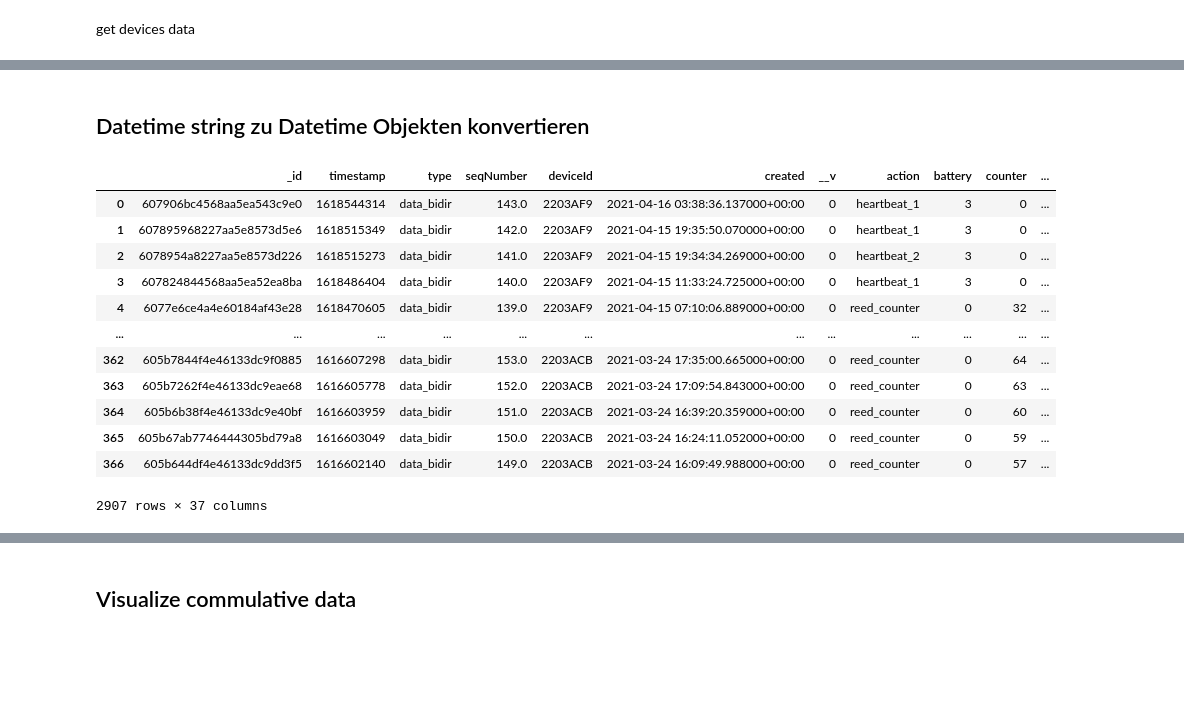
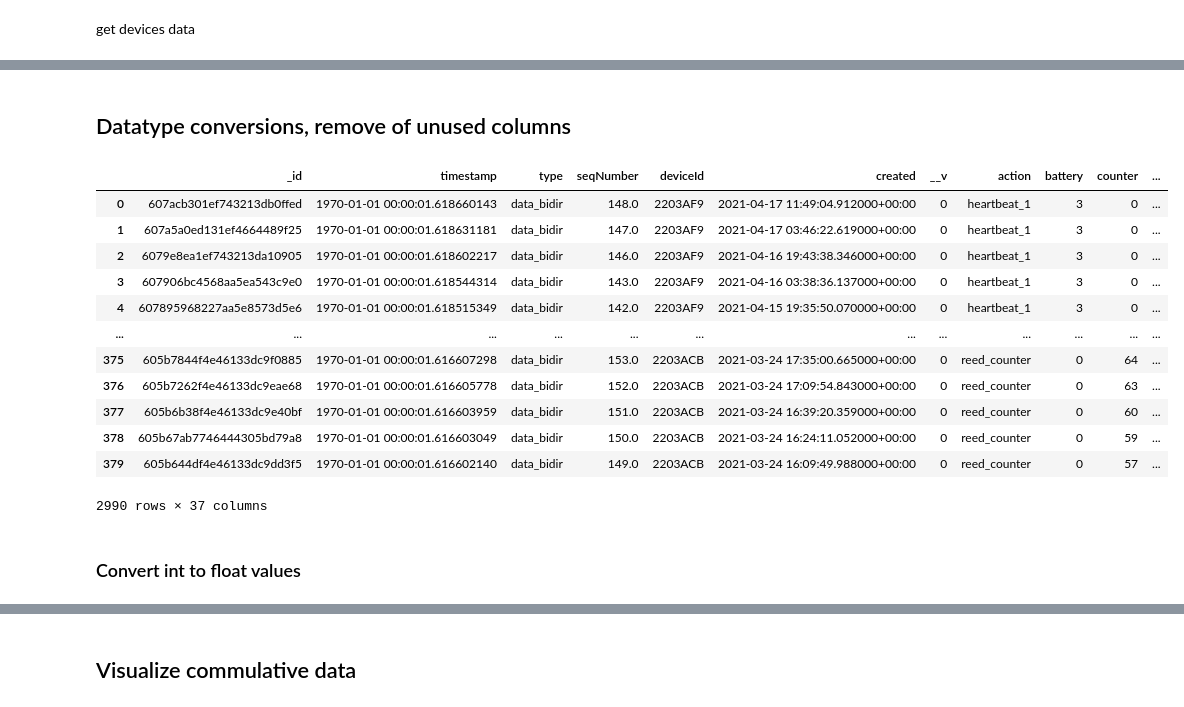
Before and after one commit to phyti1/ds_p4_kompotoi, a Jupyter notebook: Data_aquisition.ipynb, the cells around one changed output, grey strips where cells are left out. Drawn from its saved outputs; the diff is of its cells as text; code cells hidden in the pictures; blank space fills up the shorter version.

```diff
--- a/Data_aquisition.ipynb
+++ b/Data_aquisition.ipynb
@@ -156,21 +164,25 @@ Wall time: 7.63 s
-# %% [markdown]
-## Datetime string zu Datetime Objekten konvertieren
+# %% [markdown]
+## Datatype conversions, remove of unused columns
 # %%
-message_data_combined["created"] = pd.to_datetime(message_data_combined["created"])
+message_data_combined['created'] = pd.to_datetime(message_data_combined['created'])
+# not needed later
+message_data_combined['timestamp'] = pd.to_datetime(message_data_combined['timestamp'])
 message_data_combined
 # %% [output]
 |  | _id | timestamp | type | seqNumber | deviceId | created | __v | action | battery | counter | ... |
-| 0 | 607906bc4568aa5ea543c9e0 | 1618544314 | data_bidir | 143.0 | 2203AF9 | 2021-04-16 03:38:36.137000+00:00 | 0 | heartbeat_1 | 3 | 0 | ... |
-| 1 | 607895968227aa5e8573d5e6 | 1618515349 | data_bidir | 142.0 | 2203AF9 | 2021-04-15 19:35:50.070000+00:00 | 0 | heartbeat_1 | 3 | 0 | ... |
-| 2 | 6078954a8227aa5e8573d226 | 1618515273 | data_bidir | 141.0 | 2203AF9 | 2021-04-15 19:34:34.269000+00:00 | 0 | heartbeat_2 | 3 | 0 | ... |
-| 3 | 607824844568aa5ea52ea8ba | 1618486404 | data_bidir | 140.0 | 2203AF9 | 2021-04-15 11:33:24.725000+00:00 | 0 | heartbeat_1 | 3 | 0 | ... |
-| 4 | 6077e6ce4a4e60184af43e28 | 1618470605 | data_bidir | 139.0 | 2203AF9 | 2021-04-15 07:10:06.889000+00:00 | 0 | reed_counter | 0 | 32 | ... |
+| 0 | 607acb301ef743213db0ffed | 1970-01-01 00:00:01.618660143 | data_bidir | 148.0 | 2203AF9 | 2021-04-17 11:49:04.912000+00:00 | 0 | heartbeat_1 | 3 | 0 | ... |
+| 1 | 607a5a0ed131ef4664489f25 | 1970-01-01 00:00:01.618631181 | data_bidir | 147.0 | 2203AF9 | 2021-04-17 03:46:22.619000+00:00 | 0 | heartbeat_1 | 3 | 0 | ... |
+| 2 | 6079e8ea1ef743213da10905 | 1970-01-01 00:00:01.618602217 | data_bidir | 146.0 | 2203AF9 | 2021-04-16 19:43:38.346000+00:00 | 0 | heartbeat_1 | 3 | 0 | ... |
+| 3 | 607906bc4568aa5ea543c9e0 | 1970-01-01 00:00:01.618544314 | data_bidir | 143.0 | 2203AF9 | 2021-04-16 03:38:36.137000+00:00 | 0 | heartbeat_1 | 3 | 0 | ... |
+| 4 | 607895968227aa5e8573d5e6 | 1970-01-01 00:00:01.618515349 | data_bidir | 142.0 | 2203AF9 | 2021-04-15 19:35:50.070000+00:00 | 0 | heartbeat_1 | 3 | 0 | ... |
 | ... | ... | ... | ... | ... | ... | ... | ... | ... | ... | ... | ... |
-| 362 | 605b7844f4e46133dc9f0885 | 1616607298 | data_bidir | 153.0 | 2203ACB | 2021-03-24 17:35:00.665000+00:00 | 0 | reed_counter | 0 | 64 | ... |
-| 363 | 605b7262f4e46133dc9eae68 | 1616605778 | data_bidir | 152.0 | 2203ACB | 2021-03-24 17:09:54.843000+00:00 | 0 | reed_counter | 0 | 63 | ... |
-| 364 | 605b6b38f4e46133dc9e40bf | 1616603959 | data_bidir | 151.0 | 2203ACB | 2021-03-24 16:39:20.359000+00:00 | 0 | reed_counter | 0 | 60 | ... |
-| 365 | 605b67ab7746444305bd79a8 | 1616603049 | data_bidir | 150.0 | 2203ACB | 2021-03-24 16:24:11.052000+00:00 | 0 | reed_counter | 0 | 59 | ... |
-| 366 | 605b644df4e46133dc9dd3f5 | 1616602140 | data_bidir | 149.0 | 2203ACB | 2021-03-24 16:09:49.988000+00:00 | 0 | reed_counter | 0 | 57 | ... |
+| 375 | 605b7844f4e46133dc9f0885 | 1970-01-01 00:00:01.616607298 | data_bidir | 153.0 | 2203ACB | 2021-03-24 17:35:00.665000+00:00 | 0 | reed_counter | 0 | 64 | ... |
+| 376 | 605b7262f4e46133dc9eae68 | 1970-01-01 00:00:01.616605778 | data_bidir | 152.0 | 2203ACB | 2021-03-24 17:09:54.843000+00:00 | 0 | reed_counter | 0 | 63 | ... |
+| 377 | 605b6b38f4e46133dc9e40bf | 1970-01-01 00:00:01.616603959 | data_bidir | 151.0 | 2203ACB | 2021-03-24 16:39:20.359000+00:00 | 0 | reed_counter | 0 | 60 | ... |
+| 378 | 605b67ab7746444305bd79a8 | 1970-01-01 00:00:01.616603049 | data_bidir | 150.0 | 2203ACB | 2021-03-24 16:24:11.052000+00:00 | 0 | reed_counter | 0 | 59 | ... |
+| 379 | 605b644df4e46133dc9dd3f5 | 1970-01-01 00:00:01.616602140 | data_bidir | 149.0 | 2203ACB | 2021-03-24 16:09:49.988000+00:00 | 0 | reed_counter | 0 | 57 | ... |
-2907 rows × 37 columns
+2990 rows × 37 columns
+# %% [markdown]
+### Convert int to float values
 # %%
 message_data_combined['counter'] = pd.to_numeric(message_data_combined['counter'])
```
Also changed, not shown: parts of 37 cells of this notebook.
